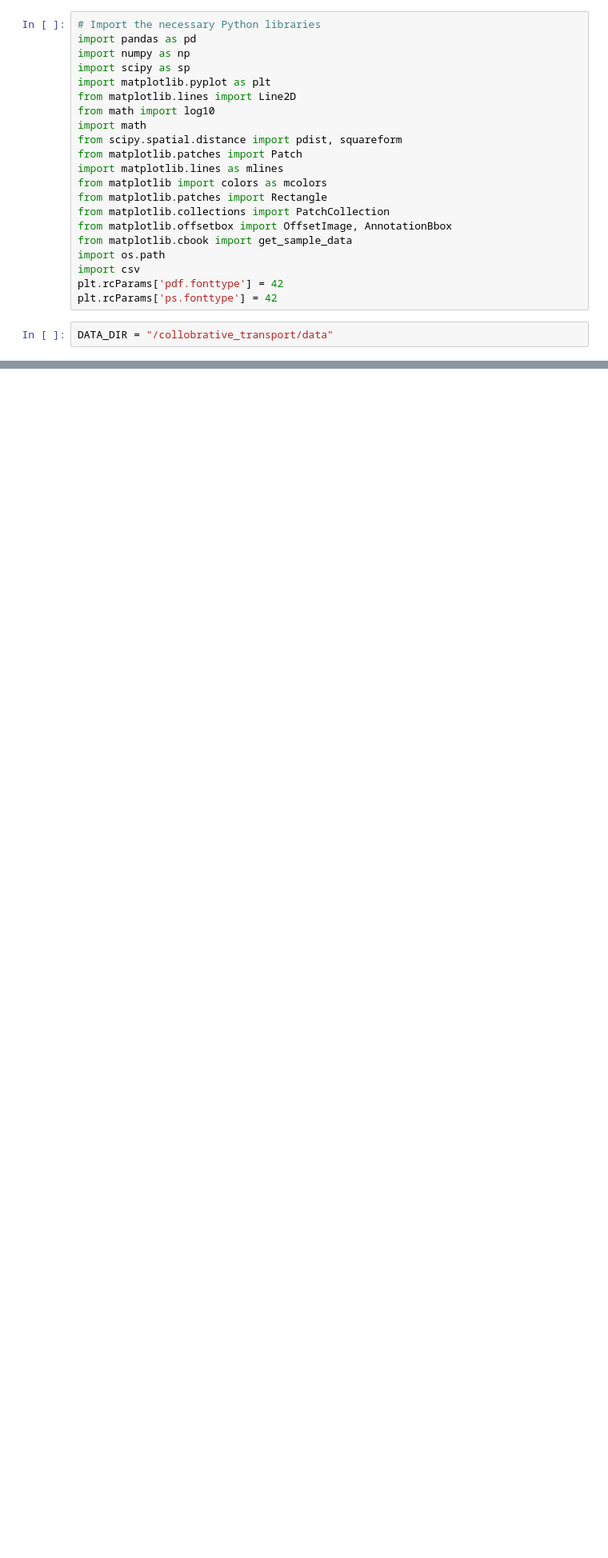
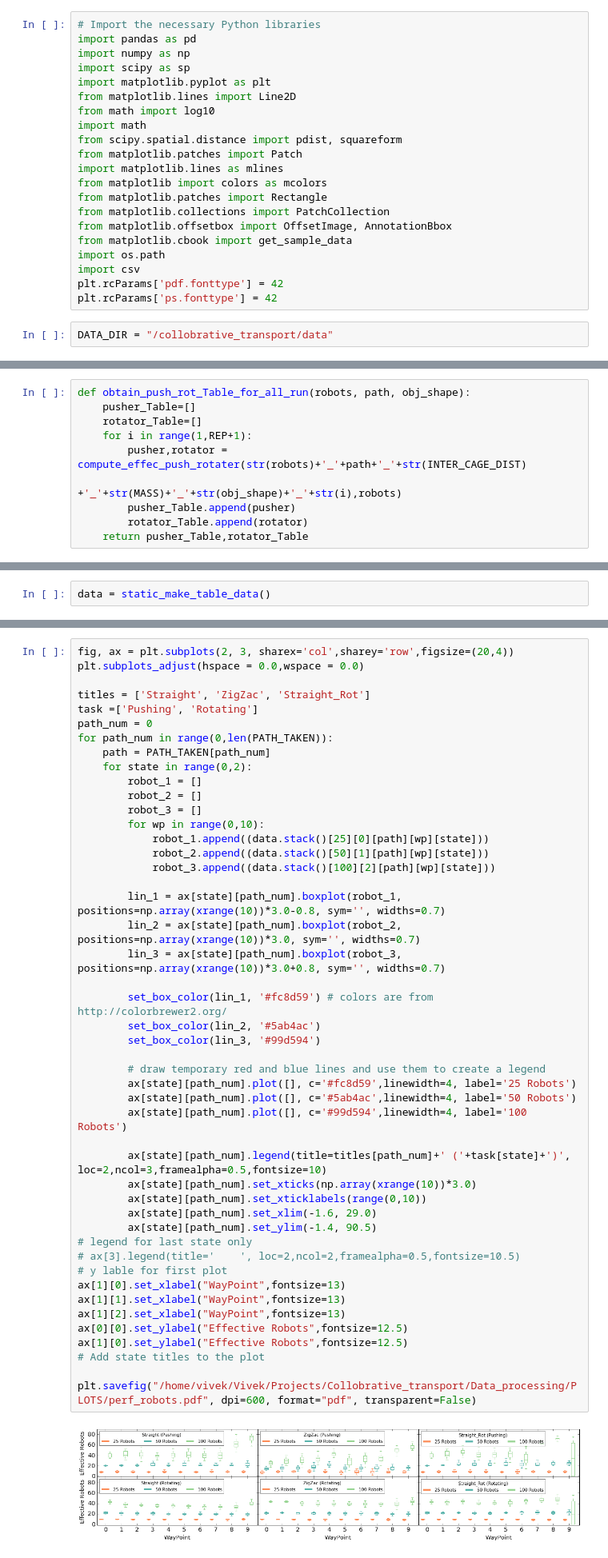
Before and after one commit to MISTLab/SwarmHaul, a Jupyter notebook: Data_processing/Peformance_plots.ipynb, the cells around one changed output, grey strips where cells are left out. Shown: that part at 80% size. Cells and saved outputs as stored; diff of their text form; blank space fills up the shorter version.

Commit message:
Plots and Data Processing.
Former-commit-id: 9bd01550ef05ab484c54f4f1416393a6f346986e

```diff
--- a/Data_processing/Peformance_plots.ipynb
+++ b/Data_processing/Peformance_plots.ipynb
@@ -63,0 +203,10 @@ EXP: ROBOT 100 PATH straight_rot REP 30 does not exist
+# %%
+def obtain_push_rot_Table_for_all_run(robots, path, obj_shape):
+    pusher_Table=[]
+    rotator_Table=[]
+    for i in range(1,REP+1):
+        pusher,rotator = compute_effec_push_rotater(str(robots)+'_'+path+'_'+str(INTER_CAGE_DIST)
+                                                           +'_'+str(MASS)+'_'+str(obj_shape)+'_'+str(i),robots)
+        pusher_Table.append(pusher)
+        rotator_Table.append(rotator)
+    return pusher_Table,rotator_Table
@@ -63,0 +255,2 @@ EXP: ROBOT 100 PATH straight_rot REP 30 does not exist
+# %%
+data = static_make_table_data()
@@ -63,0 +349,49 @@ EXP: ROBOT 100 PATH straight_rot REP 30 does not exist
+# %%
+fig, ax = plt.subplots(2, 3, sharex='col',sharey='row',figsize=(20,4))
+plt.subplots_adjust(hspace = 0.0,wspace = 0.0)
+
+titles = ['Straight', 'ZigZac', 'Straight_Rot']
+task =['Pushing', 'Rotating']
+path_num = 0
+for path_num in range(0,len(PATH_TAKEN)):
+    path = PATH_TAKEN[path_num]
+    for state in range(0,2):
+        robot_1 = []
+        robot_2 = []
+        robot_3 = []
+        for wp in range(0,10):
+            robot_1.append((data.stack()[25][0][path][wp][state]))
+            robot_2.append((data.stack()[50][1][path][wp][state]))
+            robot_3.append((data.stack()[100][2][path][wp][state]))
+
+        lin_1 = ax[state][path_num].boxplot(robot_1, positions=np.array(xrange(10))*3.0-0.8, sym='', widths=0.7)
+        lin_2 = ax[state][path_num].boxplot(robot_2, positions=np.array(xrange(10))*3.0, sym='', widths=0.7)
+        lin_3 = ax[state][path_num].boxplot(robot_3, positions=np.array(xrange(10))*3.0+0.8, sym='', widths=0.7)
+
+        set_box_color(lin_1, '#fc8d59') # colors are from http://colorbrewer2.org/
+        set_box_color(lin_2, '#5ab4ac')
+        set_box_color(lin_3, '#99d594')
+
+        # draw temporary red and blue lines and use them to create a legend
+        ax[state][path_num].plot([], c='#fc8d59',linewidth=4, label='25 Robots')
+        ax[state][path_num].plot([], c='#5ab4ac',linewidth=4, label='50 Robots')
+        ax[state][path_num].plot([], c='#99d594',linewidth=4, label='100 Robots')
+
+        ax[state][path_num].legend(title=titles[path_num]+' ('+task[state]+')', loc=2,ncol=3,framealpha=0.5,fontsize=10)
+        ax[state][path_num].set_xticks(np.array(xrange(10))*3.0)
+        ax[state][path_num].set_xticklabels(range(0,10))
+        ax[state][path_num].set_xlim(-1.6, 29.0)
+        ax[state][path_num].set_ylim(-1.4, 90.5)
+# legend for last state only
+# ax[3].legend(title='    ', loc=2,ncol=2,framealpha=0.5,fontsize=10.5)
+# y lable for first plot
+ax[1][0].set_xlabel("WayPoint",fontsize=13)
+ax[1][1].set_xlabel("WayPoint",fontsize=13)
+ax[1][2].set_xlabel("WayPoint",fontsize=13)
+ax[0][0].set_ylabel("Effective Robots",fontsize=12.5)
+ax[1][0].set_ylabel("Effective Robots",fontsize=12.5)
+# Add state titles to the plot
+
+plt.savefig("/home/vivek/Vivek/Projects/Collobrative_transport/Data_processing/PLOTS/perf_robots.pdf", dpi=600, format="pdf", transparent=False)
+# %% [output]
+[figure, added]
```
Also changed, not shown: parts of 14 cells of this notebook, 9 other files.
